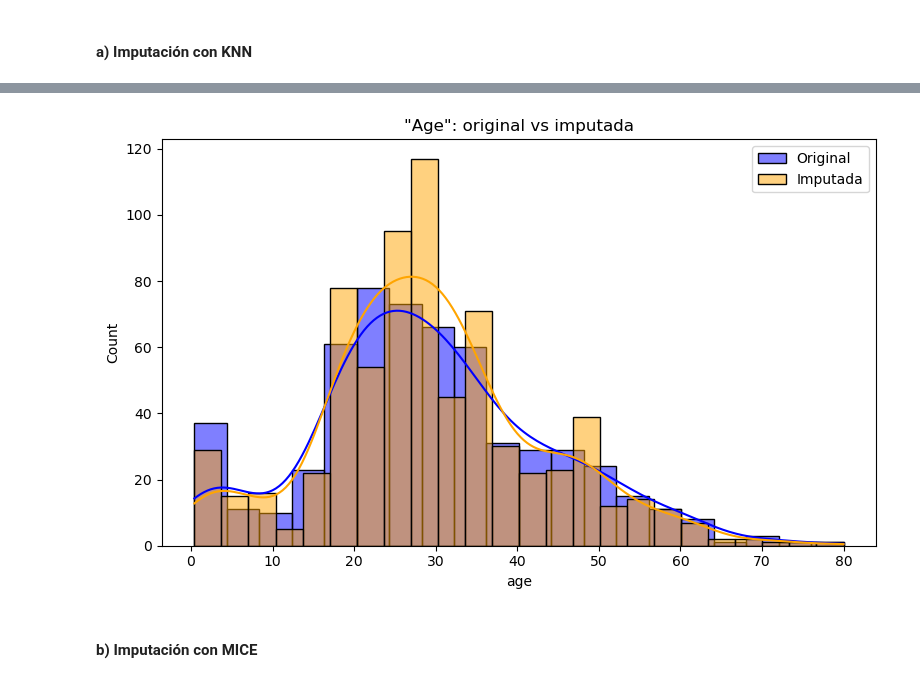
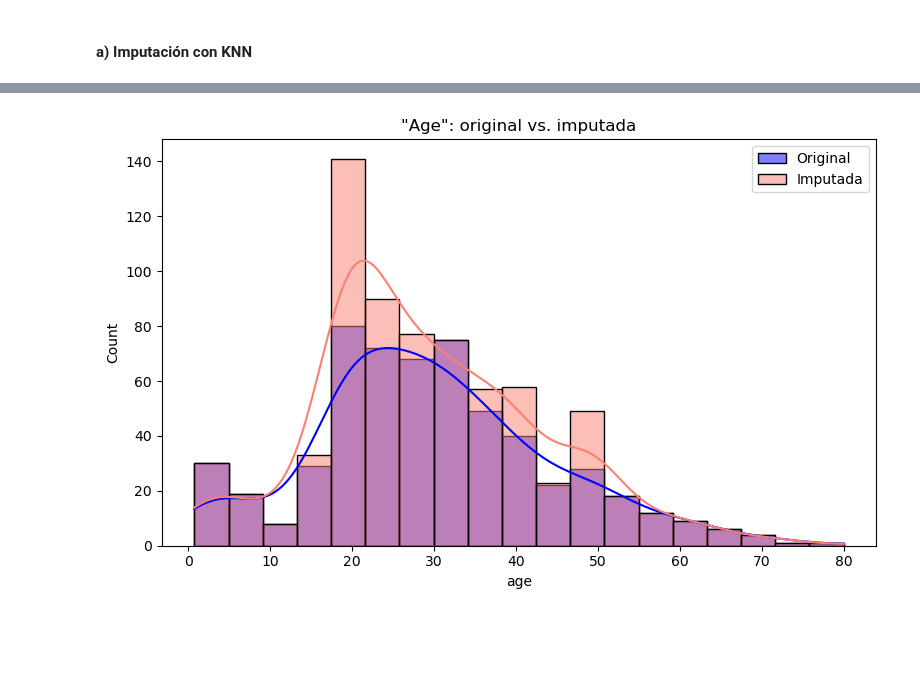
Before and after one commit to FIUBA-Posgrado-Inteligencia-Artificial/CEIA_Analisis_de_datos, a Jupyter notebook: notebooks/clase_05_tratamiento_datos_faltantes_adv.ipynb, the cells around one changed output, grey strips where cells are left out. Drawn from its saved outputs; the diff is of its cells as text; code cells hidden in the pictures; blank space fills up the shorter version.

```diff
--- a/notebooks/clase_05_tratamiento_datos_faltantes_adv.ipynb
+++ b/notebooks/clase_05_tratamiento_datos_faltantes_adv.ipynb
@@ -38,0 +24,12 @@ df.head(10)
+# %%
+# Definimos los features
+X = titanic.loc[:, ['age', 'pclass', 'sex', 'embarked']]
+
+# Definimos la variable target
+y = titanic.loc[:, 'survived']
+
+# Hacemos el split
+X_train, X_test, y_train, y_test = train_test_split(X, y, test_size = 0.20, random_state = 42, stratify=y)
+
+# Verificamos dimensiones
+print(X_train.shape, y_train.shape, X_test.shape, y_test.shape)
@@ -107,5 +179,4 @@ titanic_2.head()
 # %%
 # Prerequisito para KNNImputer: escalamiento
-
 scaler = MinMaxScaler()
-titanic_2_escalado = scaler.fit_transform(titanic_2)
+X_train_encoded_scaled = scaler.fit_transform(X_train_encoded)
@@ -167,0 +183,12 @@ df_compara.head(20)
+# %%
+# Definimos el modelo
+knn_imputer = KNNImputer(n_neighbors=5)
+
+# Aplicamos la imputación
+X_train_encoded_scaled_imputed = pd.DataFrame(
+    knn_imputer.fit_transform(X_train_encoded_scaled),
+    columns=X_train_encoded.columns,
+    index=X_train_encoded.index
+)
+
+X_train_encoded_scaled_imputed
@@ -167,0 +230,8 @@ df_compara.head(20)
+# %%
+X_train_imputed_descaled = pd.DataFrame(
+    scaler.inverse_transform(X_train_encoded_scaled_imputed), # desescalar
+    columns=X_train_encoded.columns,
+    index=X_train_encoded.index
+)
+
+X_train_imputed_descaled
@@ -168,16 +252,14 @@ df_compara.head(20)
 # %%
 # Visualizar datos originales vs imputados (por ejemplo con el primer dataset imputado)
 plt.figure(figsize=(8, 5))
 
 # Age distribution
-sns.histplot(titanic_2['age'], label='Original', kde=True, color='blue', alpha=0.5)
-sns.histplot(titanic_imputado_knn['age'], label='Imputada', kde=True, color='orange', alpha=0.5)
-plt.title('"Age": original vs imputada')
+sns.histplot(X_train['age'], label='Original', kde=True, color='blue')
+sns.histplot(X_train_imputed_descaled['age'], label='Imputada', kde=True, color='salmon')
+plt.title('"Age": original vs. imputada')
 plt.legend()
 
 plt.tight_layout()
 plt.show()
 # %% [output]
-[figure, old version]
+[figure, new version]
-# %% [markdown]
-#### b) Imputación con MICE
```
Also changed, not shown: parts of 37 cells of this notebook.
